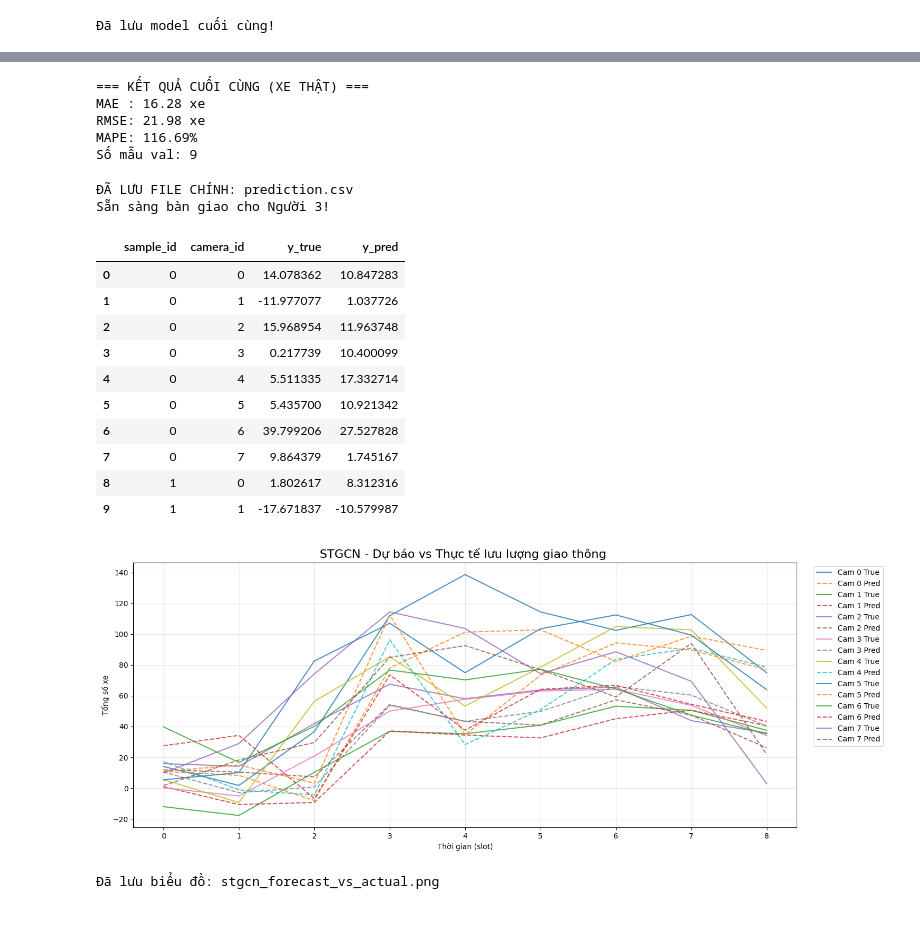
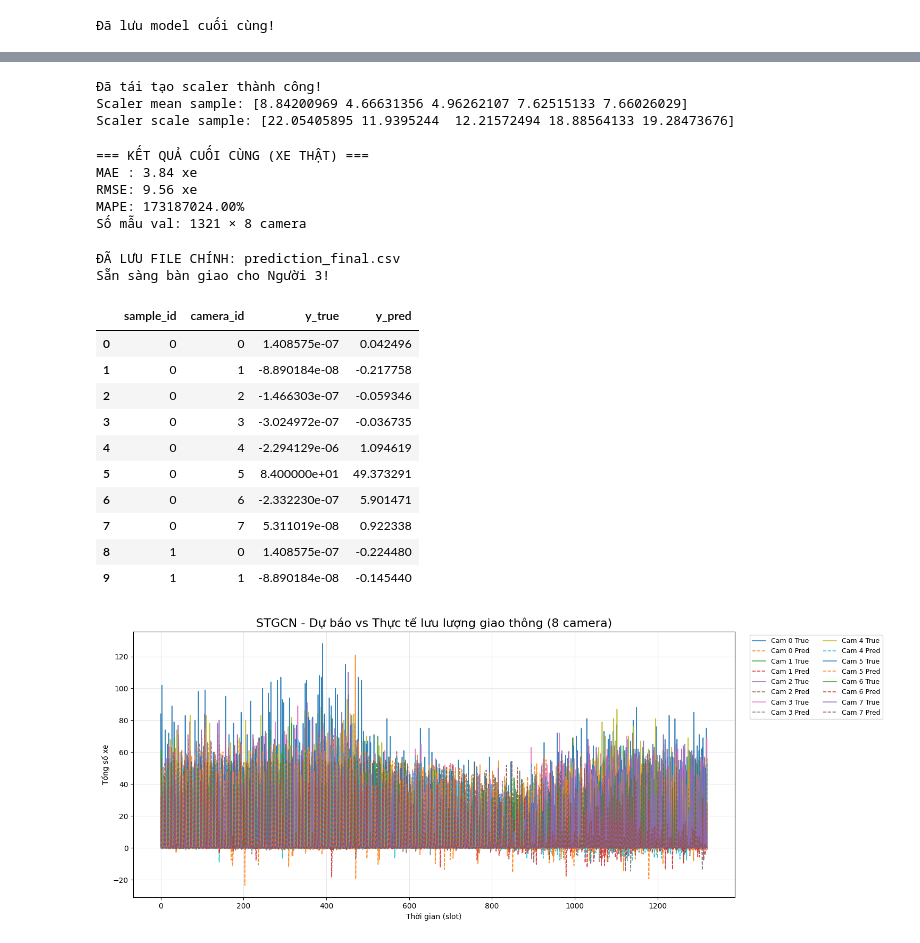
Before and after one commit to steve859/traffic_flow_prediction, a Jupyter notebook: model/notebooks/01_pretrain_STGCN.ipynb, the cells around one changed output, grey strips where cells are left out. Cells and saved outputs as stored; diff of their text form; code cells hidden in the pictures.

```diff
--- a/model/notebooks/01_pretrain_STGCN.ipynb
+++ b/model/notebooks/01_pretrain_STGCN.ipynb
@@ -880,7 +848,7 @@ from torch.utils.data import DataLoader, TensorDataset
 # %% [markdown]
 LOAD CAMERA CSV
 # %%
-csv_path = "/content/drive/MyDrive/Project Data/traffic_timeslot_all.csv"
+csv_path = "/content/drive/MyDrive/Project Data/traffic_counts_.csv"
 df = pd.read_csv(csv_path)
 
 df.head(), df.shape
@@ -1194,3 +1109,18 @@ Scaler scale sample: [26.29695226 14.31140973 13.35407601 23.62693677 23.9638372
+# %%
+from sklearn.preprocessing import StandardScaler
+import numpy as np
+
+# Tái tạo scaler giống hệt lúc train (fit trên toàn bộ data)
+scaler = StandardScaler()
+scaler.fit(data)  # 'data' là array float từ pivot_df.values (đã có từ cell pivot trước)
+
+print("Đã tái tạo scaler thành công!")
+print("Scaler mean sample:", scaler.mean_[:5])
+print("Scaler scale sample:", scaler.scale_[:5])
+# %% [output]
+Đã tái tạo scaler thành công!
+Scaler mean sample: [8.84200969 4.66631356 4.96262107 7.62515133 7.66026029]
+Scaler scale sample: [22.05405895 11.9395244  12.21572494 18.88564133 19.28473676]
 # %%
 # Load best model
 model.load_state_dict(torch.load("stgcn_hcm_final_best.pt"))
@@ -1219,13 +1149,12 @@ with torch.no_grad():
 preds = np.concatenate(preds, axis=0)
 trues = np.concatenate(trues, axis=0)
 
-# Inverse về giá trị gốc
+# Inverse scaler về giá trị xe thật
 preds_orig = scaler.inverse_transform(preds.reshape(-1, 8)).reshape(preds.shape)
 trues_orig = scaler.inverse_transform(trues.reshape(-1, 8)).reshape(trues.shape)
 
-# Metrics
+# Tính metrics
 from sklearn.metrics import mean_absolute_error, mean_squared_error
-import numpy as np
 
 mae = mean_absolute_error(trues_orig.flatten(), preds_orig.flatten())
 rmse = np.sqrt(mean_squared_error(trues_orig.flatten(), preds_orig.flatten()))
@@ -1235,13 +1164,13 @@ print("=== KẾT QUẢ CUỐI CÙNG (XE THẬT) ===")
 print(f"MAE : {mae:.2f} xe")
 print(f"RMSE: {rmse:.2f} xe")
 print(f"MAPE: {mape:.2f}%")
-print(f"Số mẫu val: {trues_orig.shape[0]}")
+print(f"Số mẫu val: {trues_orig.shape[0]} × 8 camera")
 # %% [output]
 === KẾT QUẢ CUỐI CÙNG (XE THẬT) ===
-MAE : 16.28 xe
-RMSE: 21.98 xe
-MAPE: 116.69%
-Số mẫu val: 9
+MAE : 3.84 xe
+RMSE: 9.56 xe
+MAPE: 173187024.00%
+Số mẫu val: 1321 × 8 camera
 # %%
 import pandas as pd
 
@@ -1256,42 +1185,39 @@ for sample_idx in range(preds_orig.shape[0]):
         })
 
 df_pred = pd.DataFrame(rows)
-df_pred.to_csv("prediction.csv", index=False)
-print("ĐÃ LƯU FILE CHÍNH: prediction.csv")
+df_pred.to_csv("prediction_final.csv", index=False)
+print("ĐÃ LƯU FILE CHÍNH: prediction_final.csv")
 print("Sẵn sàng bàn giao cho Người 3!")
 df_pred.head(10)
 # %% [output]
-ĐÃ LƯU FILE CHÍNH: prediction.csv
+ĐÃ LƯU FILE CHÍNH: prediction_final.csv
 Sẵn sàng bàn giao cho Người 3!
 |  | sample_id | camera_id | y_true | y_pred |
-| 0 | 0 | 0 | 14.078362 | 10.847283 |
-| 1 | 0 | 1 | -11.977077 | 1.037726 |
-| 2 | 0 | 2 | 15.968954 | 11.963748 |
-| 3 | 0 | 3 | 0.217739 | 10.400099 |
-| 4 | 0 | 4 | 5.511335 | 17.332714 |
-| 5 | 0 | 5 | 5.435700 | 10.921342 |
-| 6 | 0 | 6 | 39.799206 | 27.527828 |
-| 7 | 0 | 7 | 9.864379 | 1.745167 |
-| 8 | 1 | 0 | 1.802617 | 8.312316 |
-| 9 | 1 | 1 | -17.671837 | -10.579987 |
+| 0 | 0 | 0 | 1.408575e-07 | 0.042496 |
+| 1 | 0 | 1 | -8.890184e-08 | -0.217758 |
+| 2 | 0 | 2 | -1.466303e-07 | -0.059346 |
+| 3 | 0 | 3 | -3.024972e-07 | -0.036735 |
+| 4 | 0 | 4 | -2.294129e-06 | 1.094619 |
+| 5 | 0 | 5 | 8.400000e+01 | 49.373291 |
+| 6 | 0 | 6 | -2.332230e-07 | 5.901471 |
+| 7 | 0 | 7 | 5.311019e-08 | 0.922338 |
+| 8 | 1 | 0 | 1.408575e-07 | -0.224480 |
+| 9 | 1 | 1 | -8.890184e-08 | -0.145440 |
 # %%
 import matplotlib.pyplot as plt
 
 plt.figure(figsize=(15, 6))
 for cam in range(8):
-    plt.plot(trues_orig[:, cam], label=f'Cam {cam} True', linewidth=1.5, alpha=0.8)
-    plt.plot(preds_orig[:, cam], '--', label=f'Cam {cam} Pred', linewidth=1.5, alpha=0.8)
+    plt.plot(trues_orig[:, cam], label=f'Cam {cam} True', linewidth=1.2, alpha=0.9)
+    plt.plot(preds_orig[:, cam], '--', label=f'Cam {cam} Pred', linewidth=1.2, alpha=0.9)
 
-plt.title("STGCN - Dự báo vs Thực tế lưu lượng giao thông ", fontsize=16)
+plt.title("STGCN - Dự báo vs Thực tế lưu lượng giao thông (8 camera)", fontsize=16)
 plt.xlabel("Thời gian (slot)")
 plt.ylabel("Tổng số xe")
-plt.legend(bbox_to_anchor=(1.02, 1), loc='upper left', fontsize=10)
+plt.legend(bbox_to_anchor=(1.02, 1), loc='upper left', fontsize=9, ncol=2)  # ncol=2 để gọn legend
 plt.grid(True, alpha=0.3)
 plt.tight_layout()
-plt.savefig("stgcn_forecast_vs_actual.png", dpi=300, bbox_inches='tight')
+plt.savefig("stgcn_forecast_vs_actual_clean.png", dpi=300)
 plt.show()
-
-print("Đã lưu biểu đồ: stgcn_forecast_vs_actual.png")
 # %% [output]
-[figure, old version]
+[figure, new version]
-Đã lưu biểu đồ: stgcn_forecast_vs_actual.png
```
Also changed, not shown: parts of 18 cells of this notebook.
